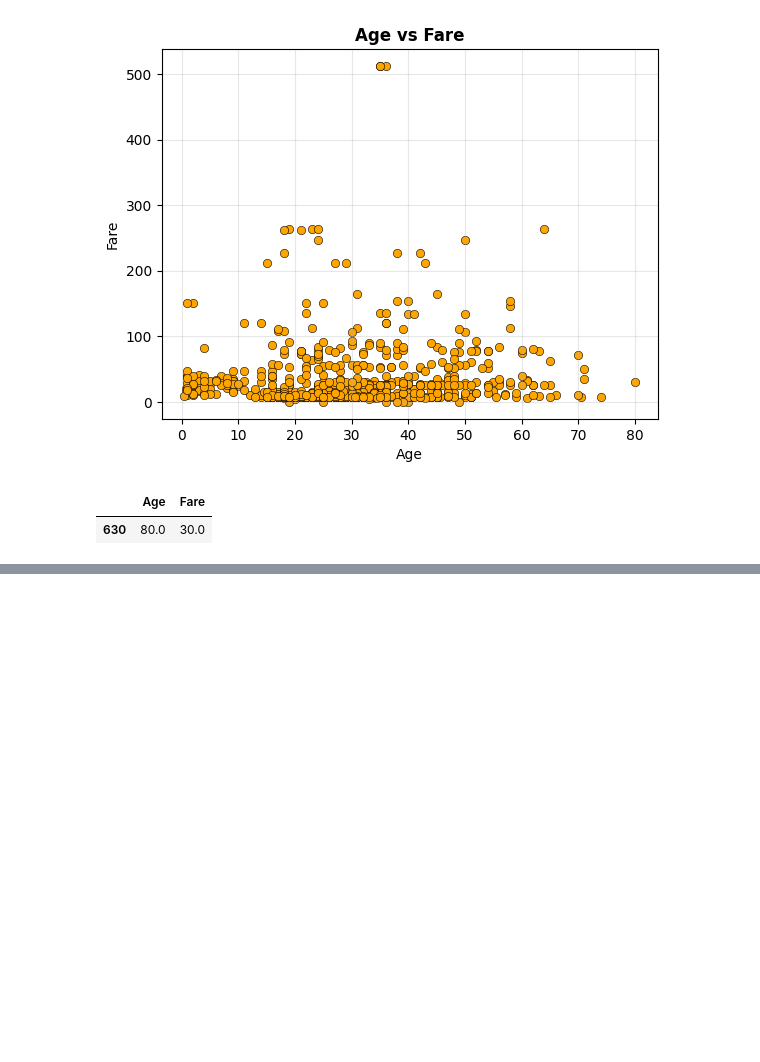
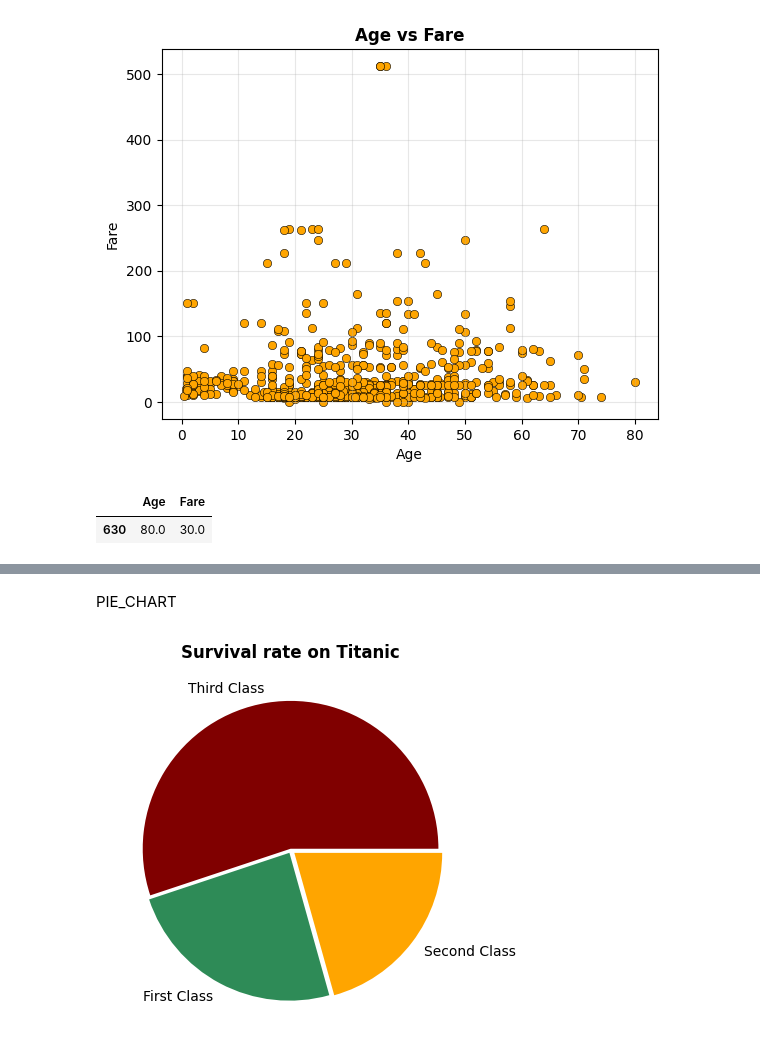
Before and after one commit to Ramcharan-AIML/Matplotlib_Problem_Solving, a Jupyter notebook: Matplotlib_Problems_Practice.ipynb, the cells around one changed output, grey strips where cells are left out. Saved outputs shown, nothing was run; the diff lists cells and outputs as text; code cells hidden in the pictures; blank space fills up the shorter version.

```diff
--- a/Matplotlib_Problems_Practice.ipynb
+++ b/Matplotlib_Problems_Practice.ipynb
@@ -245,0 +270,14 @@ filter2
+# %% [markdown]
+PIE_CHART
+# %%
+filter_survive = df["Pclass"].value_counts()
+labels = ["Third Class", "First Class","Second Class"]
+colors = ["maroon", "seagreen","orange"]
+explode = (0.01, 0.02, 0.03)
+
+plt.pie(filter_survive , labels = labels, colors = colors , explode=explode)
+
+plt.title("Survival rate on Titanic", fontweight="bold")
+plt.show()
+# %% [output]
+[figure, added]
```
Also changed, not shown: parts of 4 cells of this notebook.
